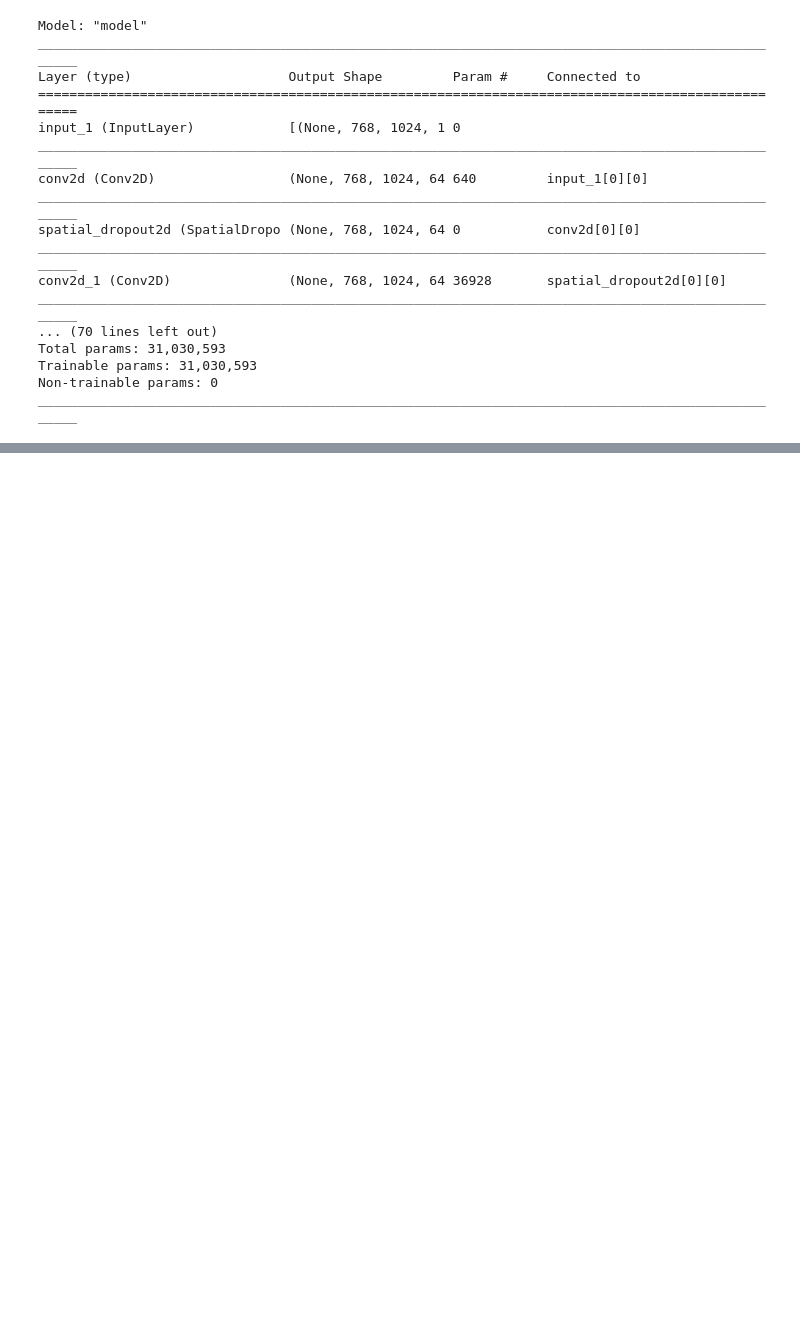
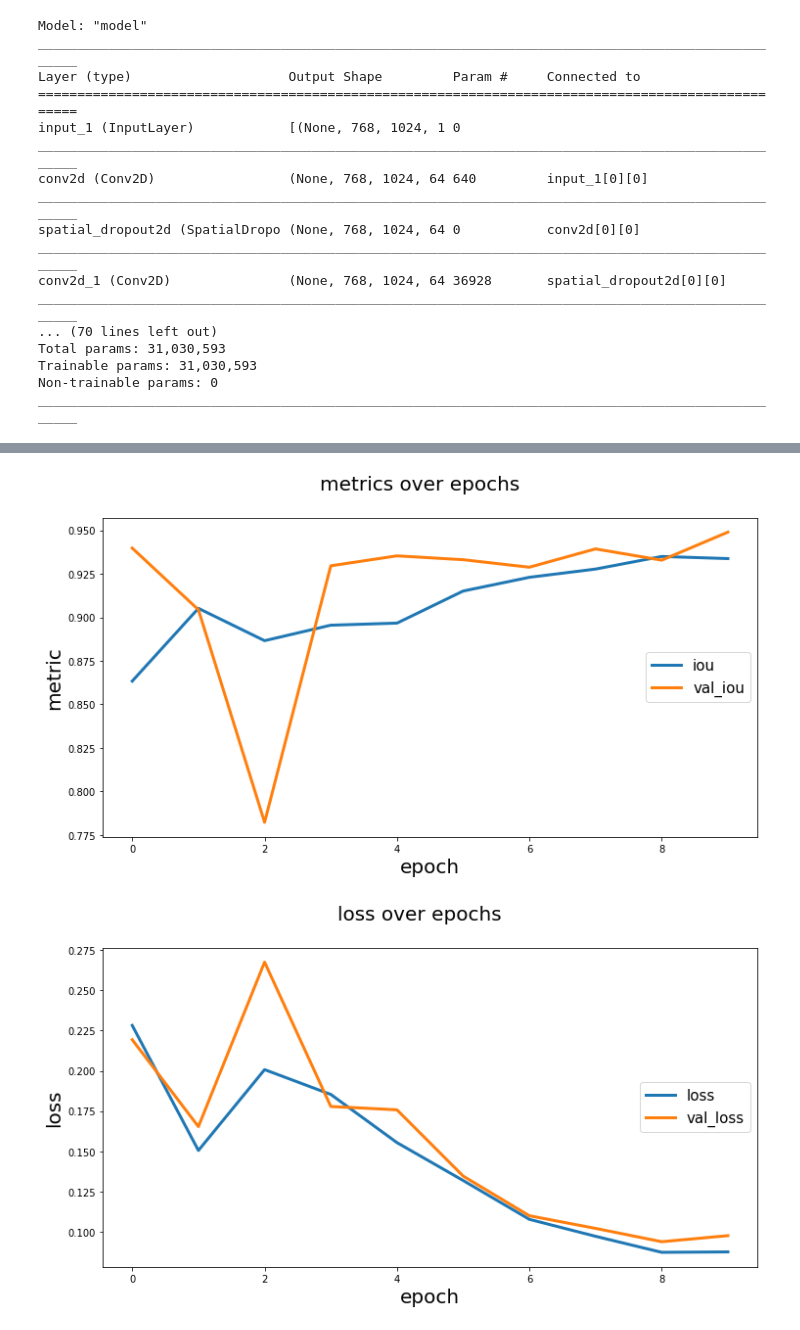
Before and after one commit to nimpy/sundry_segments, a Jupyter notebook: UNETitled2.ipynb, the cells around one changed output, grey strips where cells are left out. Cells and saved outputs as stored; diff of their text form; code cells hidden in the pictures; blank space fills up the shorter version.

Commit message:
Successfully finish training of the first U-net (all default settings of custom_unet from karolzak/keras-unet)

```diff
--- a/UNETitled2.ipynb
+++ b/UNETitled2.ipynb
@@ -152,0 +164,7 @@ Epoch 1/10
+# %%
+from keras_unet.utils import plot_segm_history
+
+plot_segm_history(history)
+# %% [output]
+[figure, added]
+[figure, added]
```
Also changed, not shown: parts of 5 cells of this notebook.
